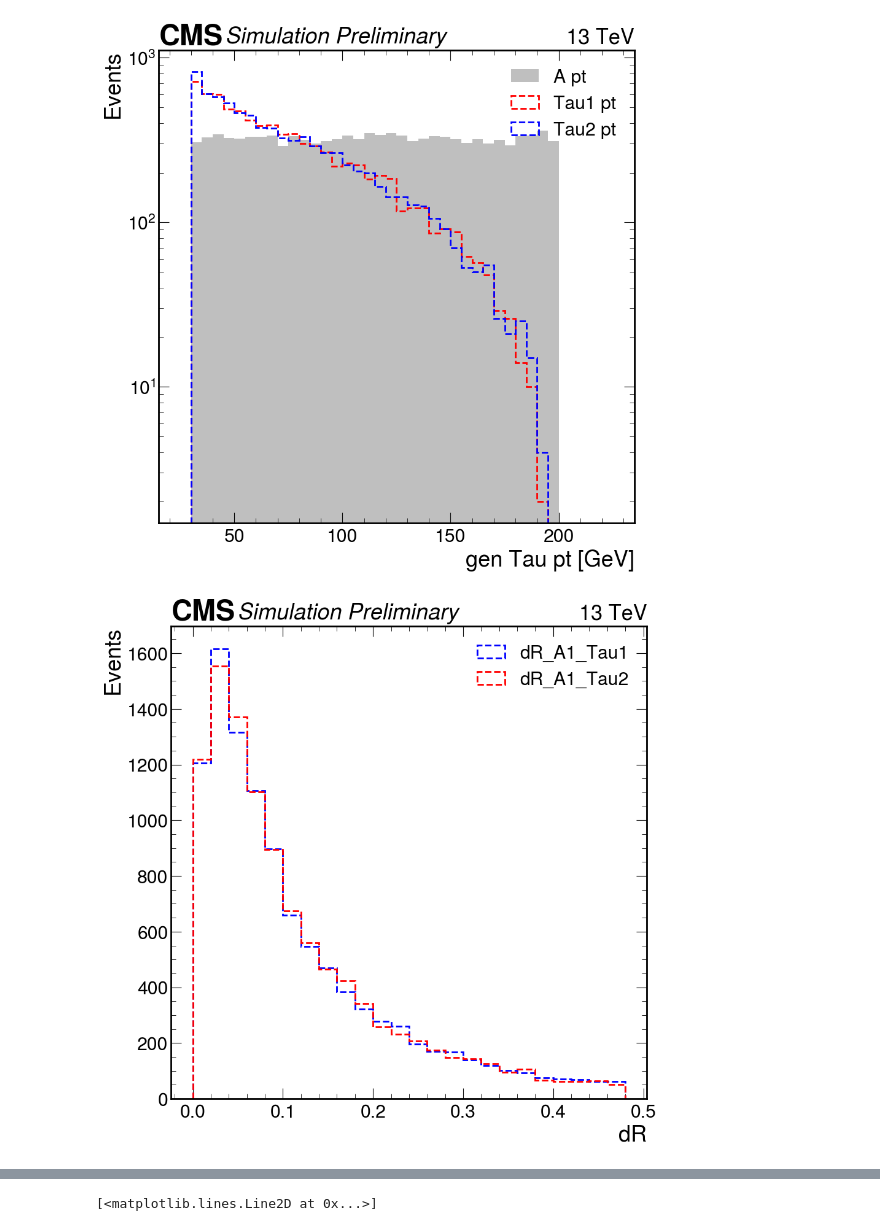
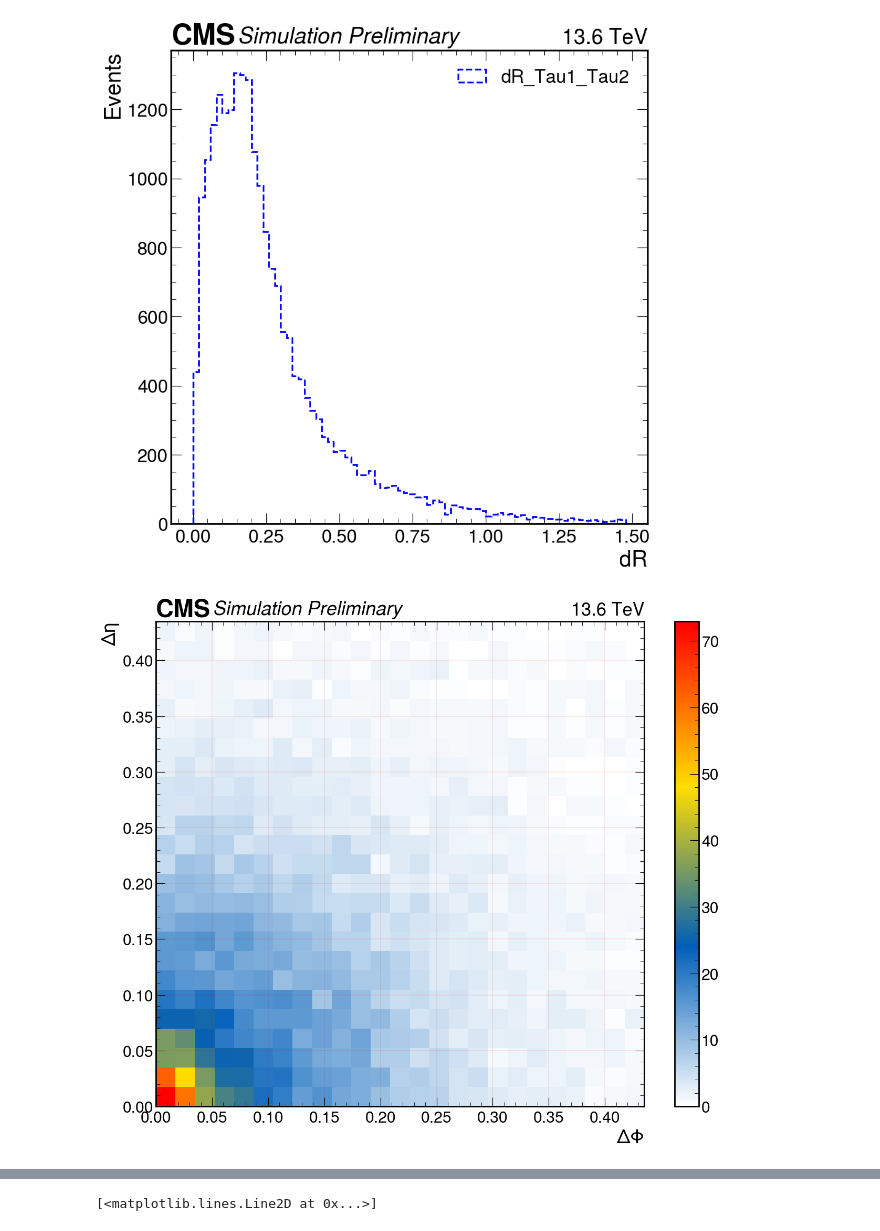
Before and after one commit to bhbam/H_AA_CLuster_jupyter_notebooks, a Jupyter notebook: Run_3_plot_A_2Tau_Gen_Info_from_rootfile_usig_uproot.ipynb, the cells around one changed output, grey strips where cells are left out. Cells and saved outputs as stored; diff of their text form; code cells hidden in the pictures.

Commit message:
run 3 plots

```diff
--- a/Run_3_plot_A_2Tau_Gen_Info_from_rootfile_usig_uproot.ipynb
+++ b/Run_3_plot_A_2Tau_Gen_Info_from_rootfile_usig_uproot.ipynb
@@ -27,5 +28,5 @@ Matplotlib is building the font cache; this may take a moment.
 # %%
 # file = uproot.open("data/GenInfo_only_90.root")
-file = uproot.open("../analysis_run3/GenInfo_ATo2Tau/CMSSW_13_0_17/src/Gen//Ntuples/Combined_GenIfo_aToTauTau_after_unbaising.root")
+file = uproot.open("../analysis_run3/GenInfo_ATo2Tau/CMSSW_13_0_17/src/Gen/Ntuples/GenInfo_only_A_2Tau_m3p6To3p6_pt30To300_noOCC.root")
 RHTree = file["fevt/RHTree"]
 # %%
@@ -110,38 +158,32 @@ plt.show()
 # %%
-A1_pt = RHTree.arrays(["A1_pt"],"A1_pt > -111",library="pd")['A1_pt']
-Tau1_pt = RHTree.arrays(["Tau1_pt"],"Tau1_pt > -111",library="pd")['Tau1_pt']
-Tau2_pt = RHTree.arrays(["Tau2_pt"],"Tau2_pt > -111",library="pd")['Tau2_pt']
-
+dR_Tau1_Tau2 = RHTree.arrays(["dR_Tau1_Tau2"],"dR_Tau1_Tau2 > -111",library="pd")['dR_Tau1_Tau2']
 
 fig, ax = plt.subplots(figsize=(10,10))
-plt.hist(A1_pt,bins=np.arange(25,226,5),color='grey',alpha=0.5,label="A pt",log=True)
-plt.hist(Tau1_pt,bins=np.arange(30,200,5),histtype='step',linestyle='--',linewidth=2, color='red',label="Tau1 pt")
-plt.hist(Tau2_pt,bins=np.arange(30,200,5),histtype='step',linestyle='--',linewidth=2, color='b',label="Tau2 pt")
+plt.hist(dR_Tau1_Tau2,bins=np.arange(0,1.5,.02),histtype='step',linestyle='--',linewidth=2, color='b',label="dR_Tau1_Tau2")
 
-# plt.xticks(np.arange(20,200,20))
+# plt.xticks(np.arange(0,1,.05))
 plt.legend()
 plt.ylabel("Events")
-plt.xlabel("gen Tau pt [GeV]")
-hep.cms.label(llabel="Simulation Preliminary", rlabel="13 TeV", loc=0, ax=ax)
-if save: plt.savefig('%s/gen_Tau_pt_hist.png'%(out_dir),  bbox_inches='tight', dpi=300, facecolor = "w")
+plt.xlabel("dR")
+hep.cms.label(llabel="Simulation Preliminary", rlabel="13.6 TeV", loc=0, ax=ax)
+if save: plt.savefig('%s/gen_dR_Tau_Tau_hist.png'%(out_dir),  bbox_inches='tight', dpi=300, facecolor = "w")
 plt.show()
 # %% [output]
-[figure, old version]
+[figure, new version]
 # %%
-dR_A1_Tau1 = RHTree.arrays(["dR_A1_Tau1"],"dR_A1_Tau1 > -111",library="pd")['dR_A1_Tau1']
-dR_A1_Tau2 = RHTree.arrays(["dR_A1_Tau2"],"dR_A1_Tau2 > -111",library="pd")['dR_A1_Tau2']
-
-fig, ax = plt.subplots(figsize=(10,10))
-plt.hist(dR_A1_Tau1,bins=np.arange(0,.5,.02),histtype='step',linestyle='--',linewidth=2, color='b',label="dR_A1_Tau1")
-plt.hist(dR_A1_Tau2,bins=np.arange(0,.5,.02),histtype='step',linestyle='--',linewidth=2, color='r',label="dR_A1_Tau2")
-
-# plt.xticks(np.arange(0,.5,.05))
-plt.legend()
-plt.ylabel("Events")
-plt.xlabel("dR")
-hep.cms.label(llabel="Simulation Preliminary", rlabel="13 TeV", loc=0, ax=ax)
-if save: plt.savefig('%s/gen_dR_A_Tau_hist.png'%(out_dir),  bbox_inches='tight', dpi=300, facecolor = "w")
+Tau1_Tau2_dphi = RHTree.arrays(["Tau1_Tau2_dphi"],"Tau1_Tau2_dphi > -111",library="pd")['Tau1_Tau2_dphi']
+Tau1_Tau2_deta = RHTree.arrays(["Tau1_Tau2_deta"],"Tau1_Tau2_deta > -111",library="pd")['Tau1_Tau2_deta']
+fig, ax = plt.subplots(figsize=(15,12))
+plt.hist2d( Tau1_Tau2_dphi, Tau1_Tau2_deta,bins=[np.arange(0,.44,0.0174),np.arange(0,.44,0.0174)],cmap=cms_cmap, density=True)
+plt.colorbar()
+# plt.xticks(np.arange(0,.44,0.0174),size=5)
+# plt.yticks(np.arange(0,.44,0.0174),size=12)
+plt.ylabel("\u0394\u03B7")
+plt.xlabel("\u0394\u03A6")
+plt.grid(color='r', linestyle='--', linewidth=.2)
+hep.cms.label(llabel="Simulation Preliminary", rlabel="13.6 TeV", loc=0, ax=ax)
+if save: plt.savefig('%s/Tau1_Tau2_dphi_deta_2D_hist.png'%(out_dir),  bbox_inches='tight', dpi=300, facecolor = "w")
 plt.show()
 # %% [output]
-[figure, old version]
+[figure, new version]
 # %%
```
Also changed, not shown: parts of 42 cells of this notebook, 3 other files.
